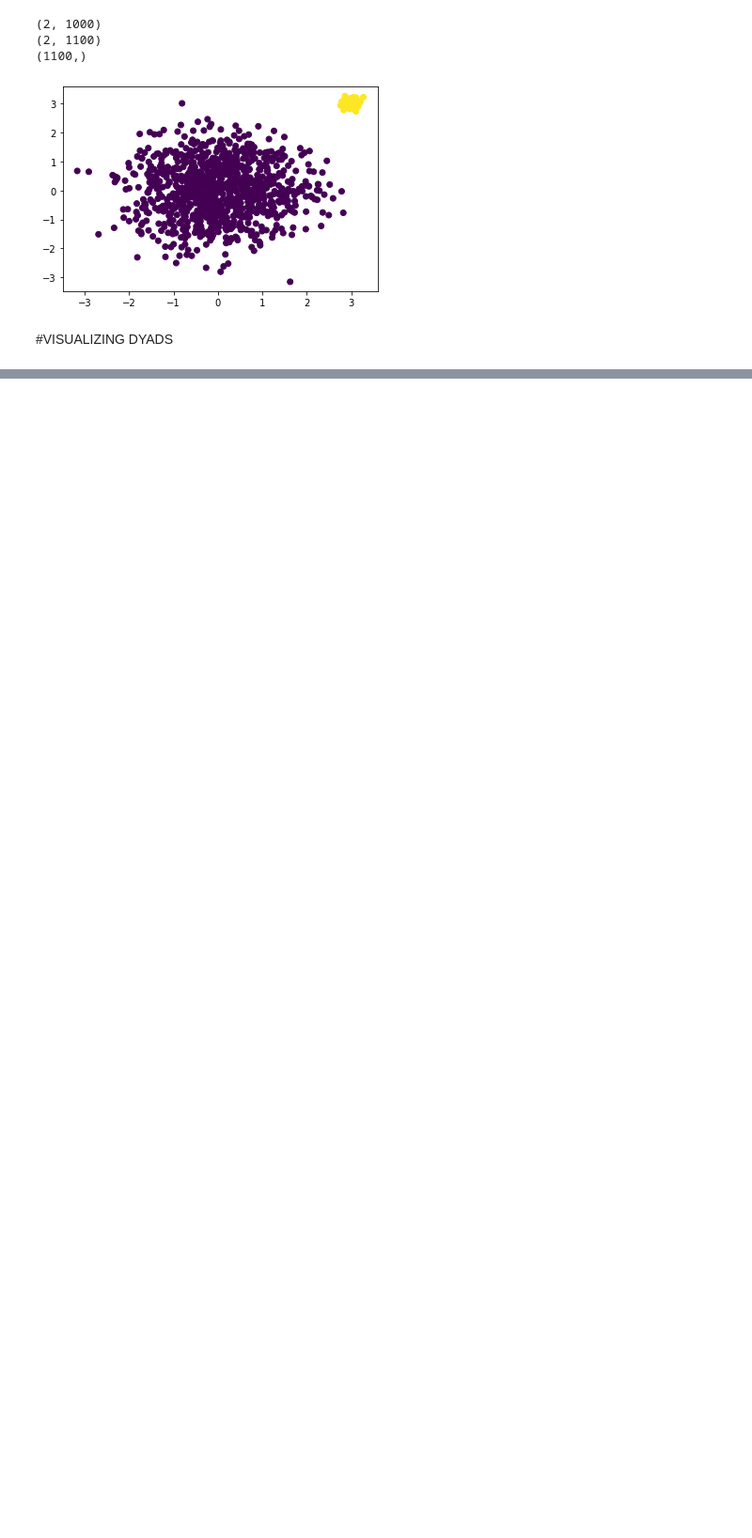
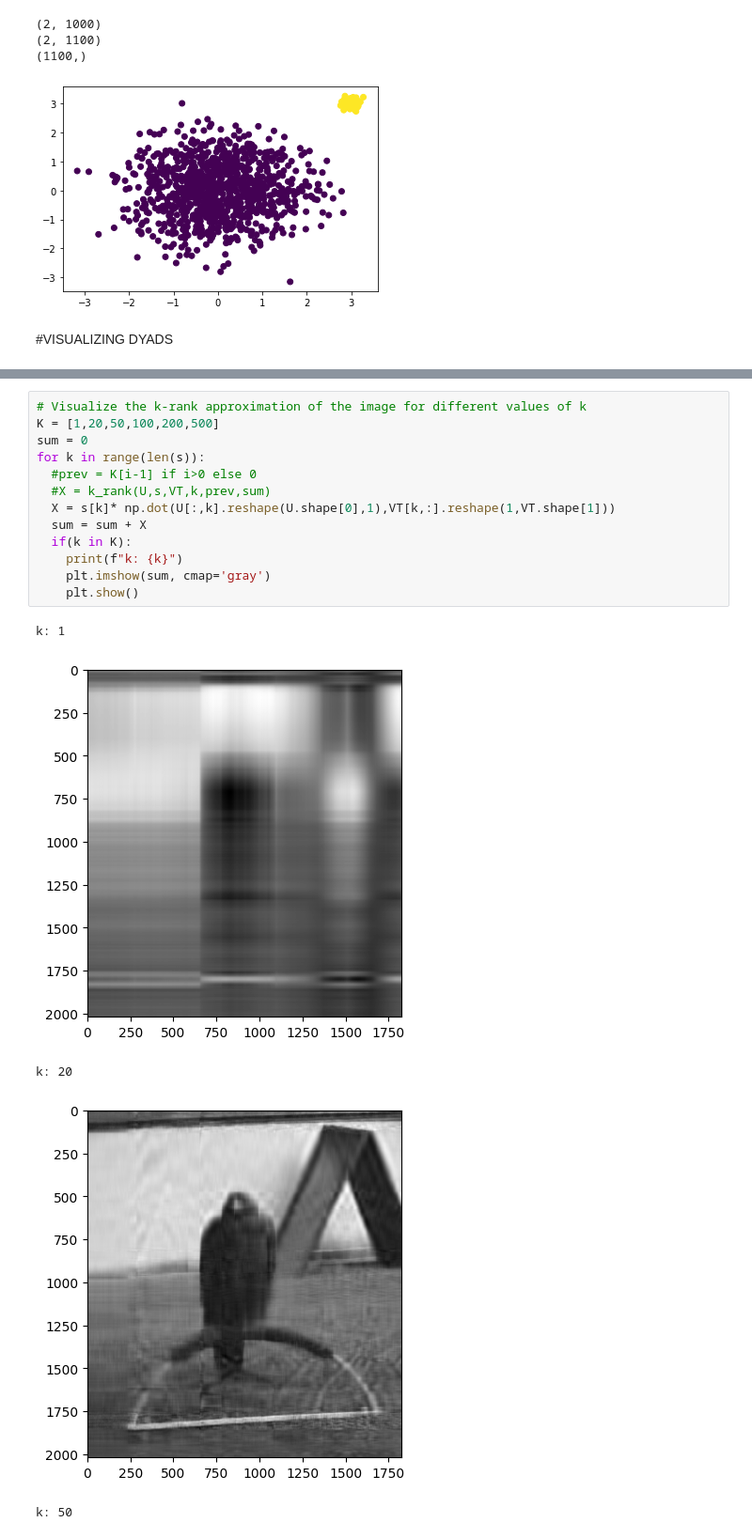
Before and after one commit to Gh5al/Statiscal-and-Mathematical-methods-for-AI, a Jupyter notebook: LAB/Homework2/homework2.ipynb, the cells around one changed output, grey strips where cells are left out. Shown at 94% size. Saved outputs shown, nothing was run; the diff lists cells and outputs as text; blank space fills up the shorter version.

```diff
--- a/LAB/Homework2/homework2.ipynb
+++ b/LAB/Homework2/homework2.ipynb
@@ -518,0 +571,19 @@ plt.show()
+# %%
+# Visualize the k-rank approximation of the image for different values of k
+K = [1,20,50,100,200,500]
+sum = 0
+for k in range(len(s)):
+  #prev = K[i-1] if i>0 else 0
+  #X = k_rank(U,s,VT,k,prev,sum)
+  X = s[k]* np.dot(U[:,k].reshape(U.shape[0],1),VT[k,:].reshape(1,VT.shape[1]))
+  sum = sum + X
+  if(k in K):
+    print(f"k: {k}")
+    plt.imshow(sum, cmap='gray')
+    plt.show()
+# %% [output]
+k: 1
+[figure, added]
+k: 20
+[figure, added]
+k: 50
```
Also changed, not shown: parts of 10 cells of this notebook.
